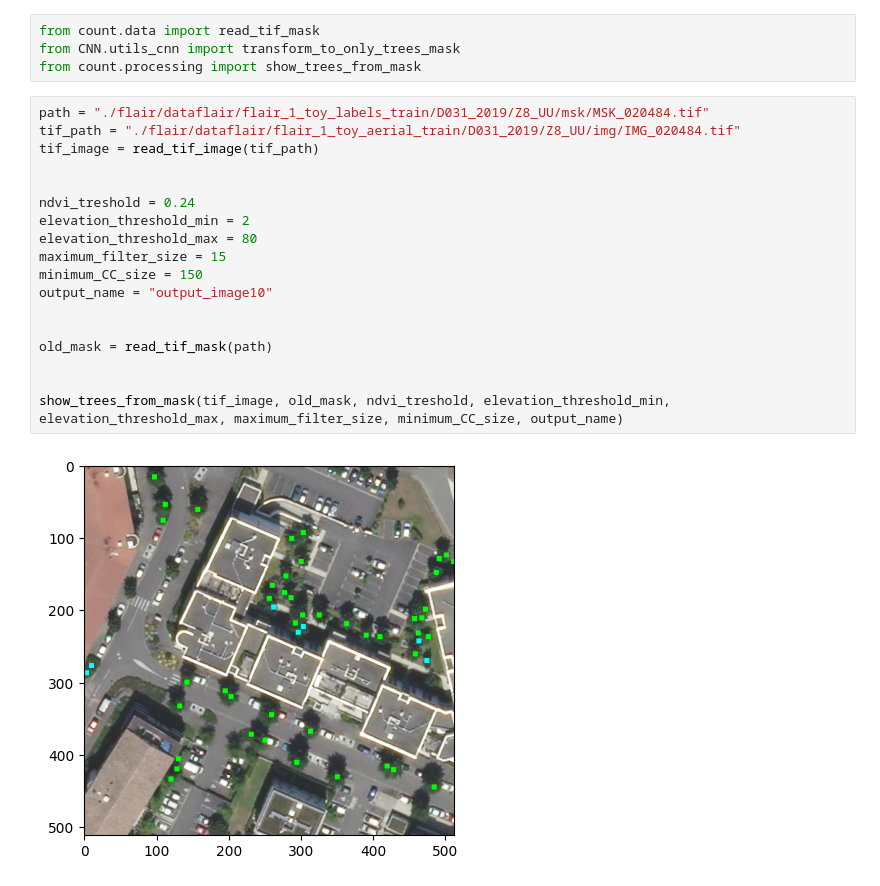
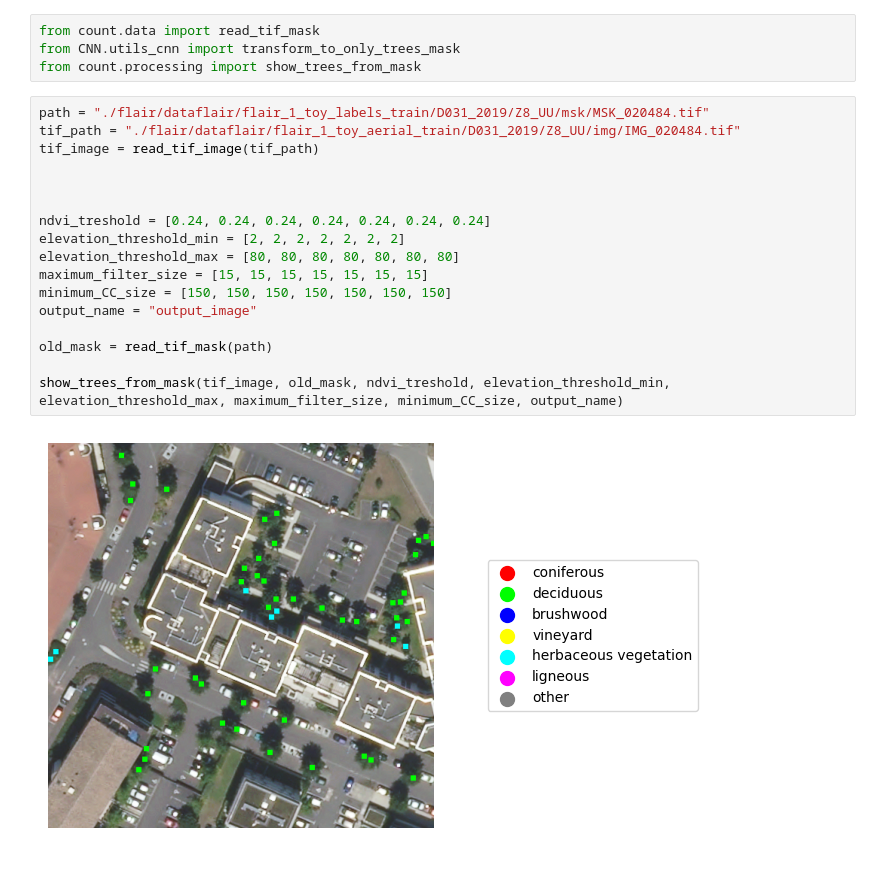
Before and after one commit to theo240801/inf573vegetalisation, a Jupyter notebook: story.ipynb, the cells around one changed output. Cells and saved outputs as stored; diff of their text form.

Commit message:
add parameters for each class + legend

```diff
--- a/story.ipynb
+++ b/story.ipynb
@@ -159,20 +142,19 @@ from count.processing import show_trees_from_mask
 # %%
 path = "./flair/dataflair/flair_1_toy_labels_train/D031_2019/Z8_UU/msk/MSK_020484.tif"
 tif_path = "./flair/dataflair/flair_1_toy_aerial_train/D031_2019/Z8_UU/img/IMG_020484.tif"
 tif_image = read_tif_image(tif_path)
 
 
-ndvi_treshold = 0.24
-elevation_threshold_min = 2
-elevation_threshold_max = 80
-maximum_filter_size = 15
-minimum_CC_size = 150
-output_name = "output_image10"
 
+ndvi_treshold = [0.24, 0.24, 0.24, 0.24, 0.24, 0.24, 0.24]
+elevation_threshold_min = [2, 2, 2, 2, 2, 2, 2]
+elevation_threshold_max = [80, 80, 80, 80, 80, 80, 80]
+maximum_filter_size = [15, 15, 15, 15, 15, 15, 15]
+minimum_CC_size = [150, 150, 150, 150, 150, 150, 150]
+output_name = "output_image"
 
 old_mask = read_tif_mask(path)
 
-
 show_trees_from_mask(tif_image, old_mask, ndvi_treshold, elevation_threshold_min, elevation_threshold_max, maximum_filter_size, minimum_CC_size, output_name)
 # %% [output]
-[figure, old version]
+[figure, new version]
```
Also changed, not shown: parts of 2 cells of this notebook, 1 other file.
